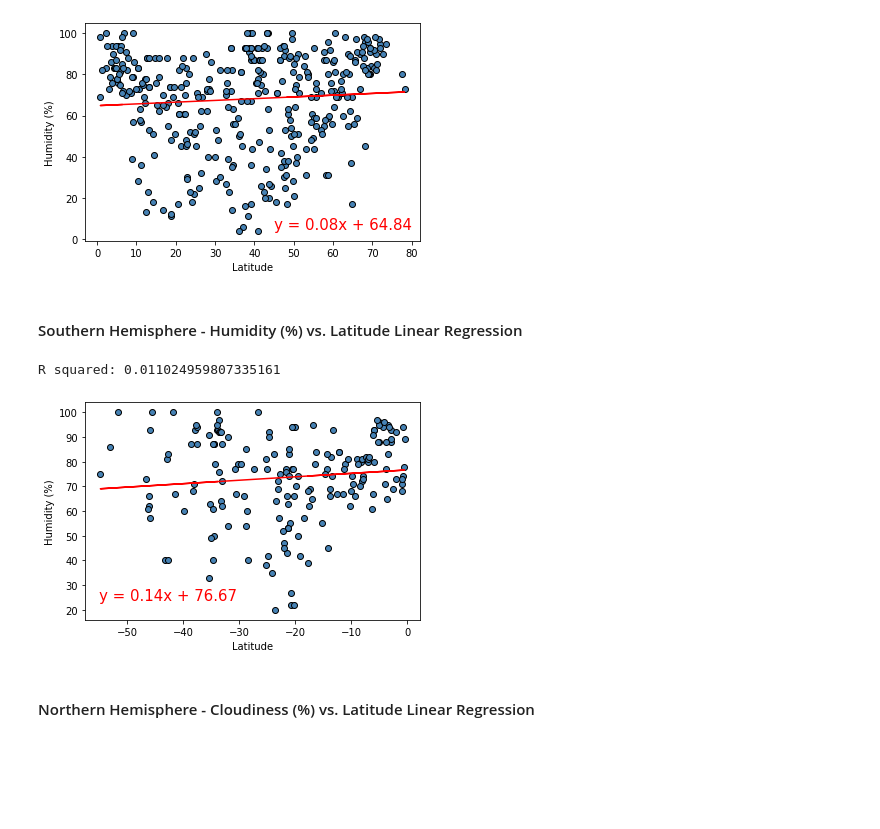
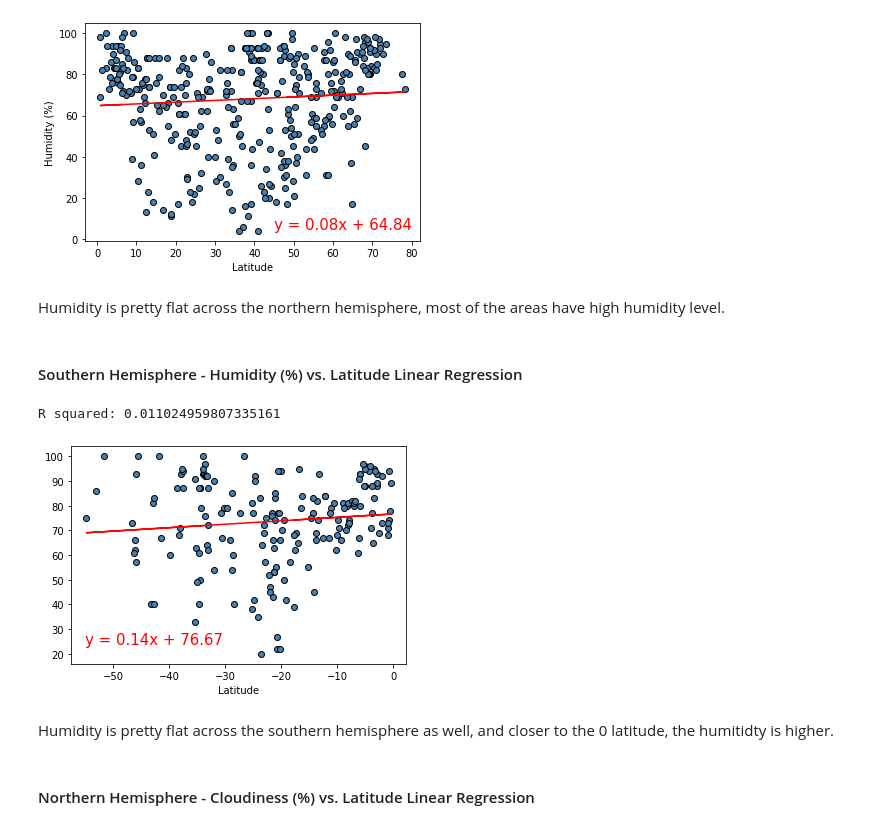
Before and after one commit to wetseng/weather-vacation-api, a Jupyter notebook: WeatherPy.ipynb, the cells around one changed output. Saved outputs shown, nothing was run; the diff lists cells and outputs as text; code cells hidden in the pictures; blank space fills up the shorter version.

Commit message:
Revise plot function and add analyzing result

```diff
--- a/WeatherPy.ipynb
+++ b/WeatherPy.ipynb
@@ -229,8 +293,26 @@ northern_weather_df = weather_df.loc[northern_index,:]
 southern_index = (weather_df['Lat'] < 0)
 southern_weather_df = weather_df.loc[southern_index,:]
 # %%
-def plot_lin_reg(temp_df, ax, ay, py, py_label):
-    """ Plot the"""
+def plot_lin_reg(hemi, ax, ay, py):
+    """ Plot """
+    if hemi.upper() == 'N':
+        temp_df = northern_weather_df
+    elif hemi.upper() == 'S':
+        temp_df = southern_weather_df
+    else:
+        print(f'Issue with hemisphere')
+
+    if py == 'Max Temp':
+        py_label = 'Max Temperature (°F)'
+    elif py == 'Humidity':
+        py_label = 'Humidity (%)'
+    elif py == 'Cloudiness':
+        py_label = 'Cloudiness (%)'
+    elif py == 'Wind Speed':
+        py_label = 'Wind Speed (mph)'
+    else:
+        print(f'Issue with py')
+
     plt.scatter(temp_df['Lat'], temp_df[py], c='steelblue', edgecolors='black')
     plt.xlabel('Latitude')
     plt.ylabel(py_label)
@@ -263,13 +349,17 @@ plot_lin_reg(northern_weather_df, 45, 5, 'Humidity', 'Humidity (%)')
 # %% [output]
 R squared: 0.005484678159625284
 [figure]
+# %% [markdown]
+Humidity is pretty flat across the northern hemisphere, most of the areas have high humidity level.
 # %% [markdown]
 ####  Southern Hemisphere - Humidity (%) vs. Latitude Linear Regression
 # %%
-plot_lin_reg(southern_weather_df, -55, 24, 'Humidity', 'Humidity (%)')
+plot_lin_reg('S', -55, 24, 'Humidity')
 # %% [output]
 R squared: 0.011024959807335161
-[figure, old version]
+[figure, new version]
+# %% [markdown]
+Humidity is pretty flat across the southern hemisphere as well, and closer to the 0 latitude, the humitidty is higher.
 # %% [markdown]
 ####  Northern Hemisphere - Cloudiness (%) vs. Latitude Linear Regression
 # %%
```
Also changed, not shown: parts of 26 cells of this notebook, 1 other file.
